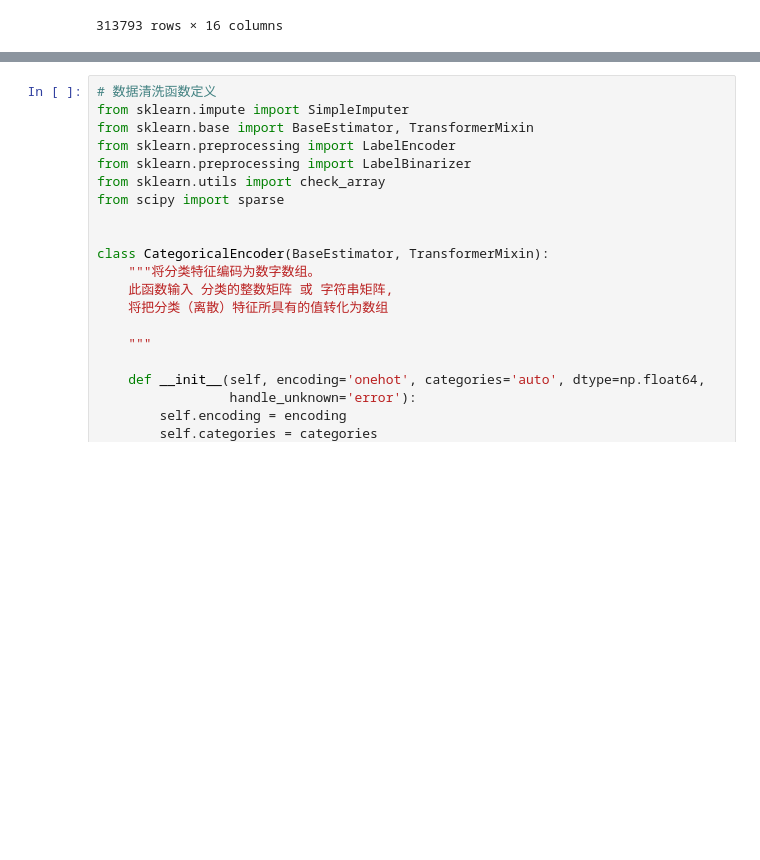
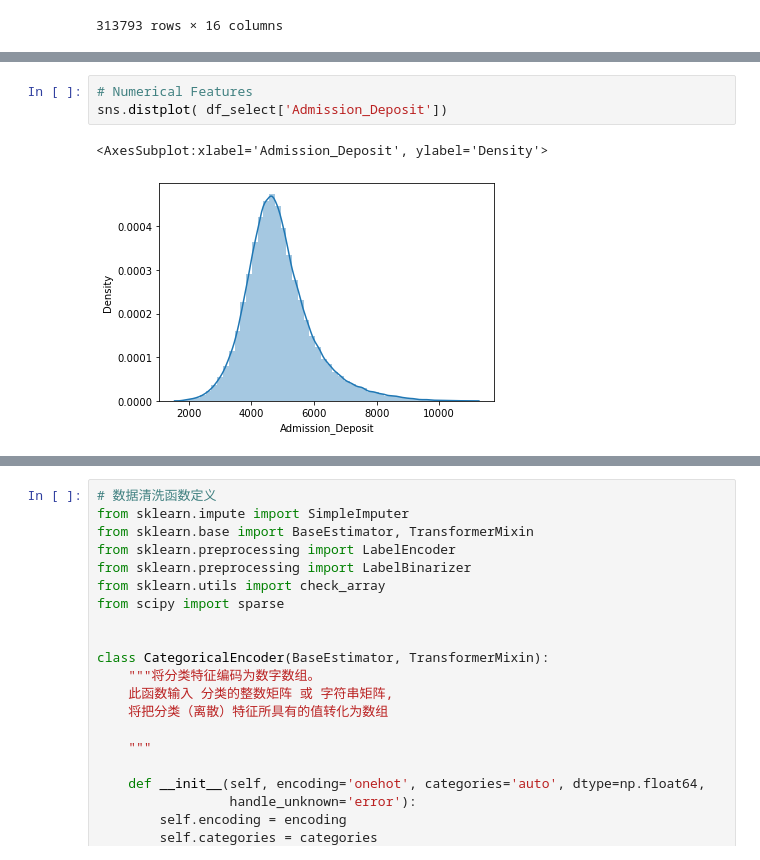
Before and after one commit to DIKLA2322/workspace, a Jupyter notebook: Healthcare_Management.ipynb, the cells around one changed output, grey strips where cells are left out. Cells and saved outputs as stored; diff of their text form; blank space fills up the shorter version.

```diff
--- a/Healthcare_Management.ipynb
+++ b/Healthcare_Management.ipynb
@@ -174,0 +276,6 @@ df_select
+# %%
+# Numerical Features
+sns.distplot( df_select['Admission_Deposit'])
+# %% [output]
+<AxesSubplot:xlabel='Admission_Deposit', ylabel='Density'>
+[figure, added]
```
Also changed, not shown: parts of 48 cells of this notebook.
